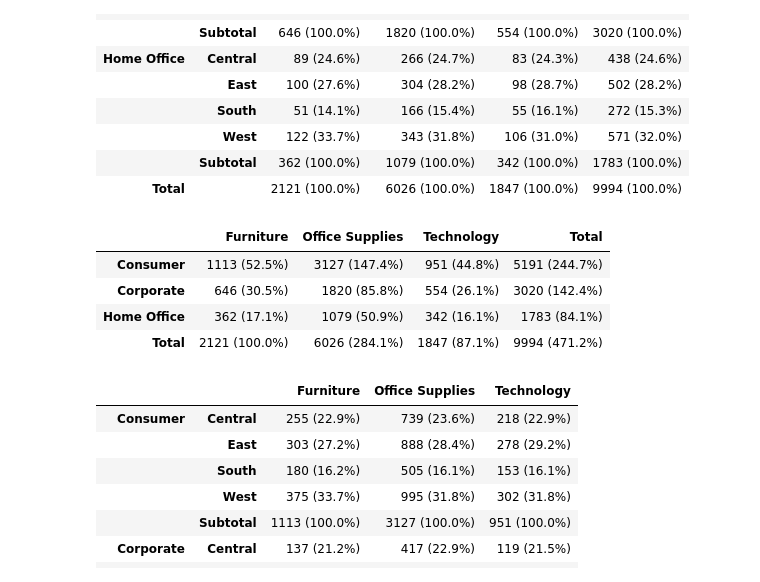
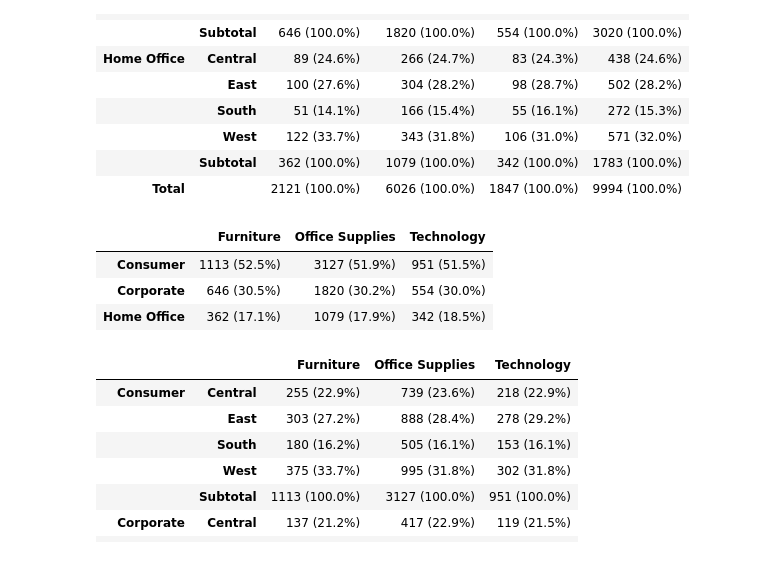
Before and after one commit to thepolicylab/ZenTables, a Jupyter notebook: src/notebooks/ZenTables Demo.ipynb, the cells around one changed output. Saved outputs shown, nothing was run; the diff lists cells and outputs as text; code cells hidden in the pictures.

```diff
--- a/src/notebooks/ZenTables Demo.ipynb
+++ b/src/notebooks/ZenTables Demo.ipynb
@@ -191,20 +191,19 @@ freq_table.zen.pretty()
 # %%
 freq_table = demo_data.zen.freq_table(
     index=["Segment"],
     columns=["Category"],
     values="Order ID",
     props="columns",
-    totals=True,
+    totals=False,
     subtotals=True,
     digits=1,
 )
 freq_table.zen.pretty()
 # %% [output]
-|  | Furniture | Office Supplies | Technology | Total |
-| Consumer | 1113 (52.5%) | 3127 (147.4%) | 951 (44.8%) | 5191 (244.7%) |
-| Corporate | 646 (30.5%) | 1820 (85.8%) | 554 (26.1%) | 3020 (142.4%) |
-| Home Office | 362 (17.1%) | 1079 (50.9%) | 342 (16.1%) | 1783 (84.1%) |
-| Total | 2121 (100.0%) | 6026 (284.1%) | 1847 (87.1%) | 9994 (471.2%) |
+|  | Furniture | Office Supplies | Technology |
+| Consumer | 1113 (52.5%) | 3127 (51.9%) | 951 (51.5%) |
+| Corporate | 646 (30.5%) | 1820 (30.2%) | 554 (30.0%) |
+| Home Office | 362 (17.1%) | 1079 (17.9%) | 342 (18.5%) |
 # %%
 freq_table = demo_data.zen.freq_table(
     index=["Segment", "Region"],
```
Also changed, not shown: 10 other files.
